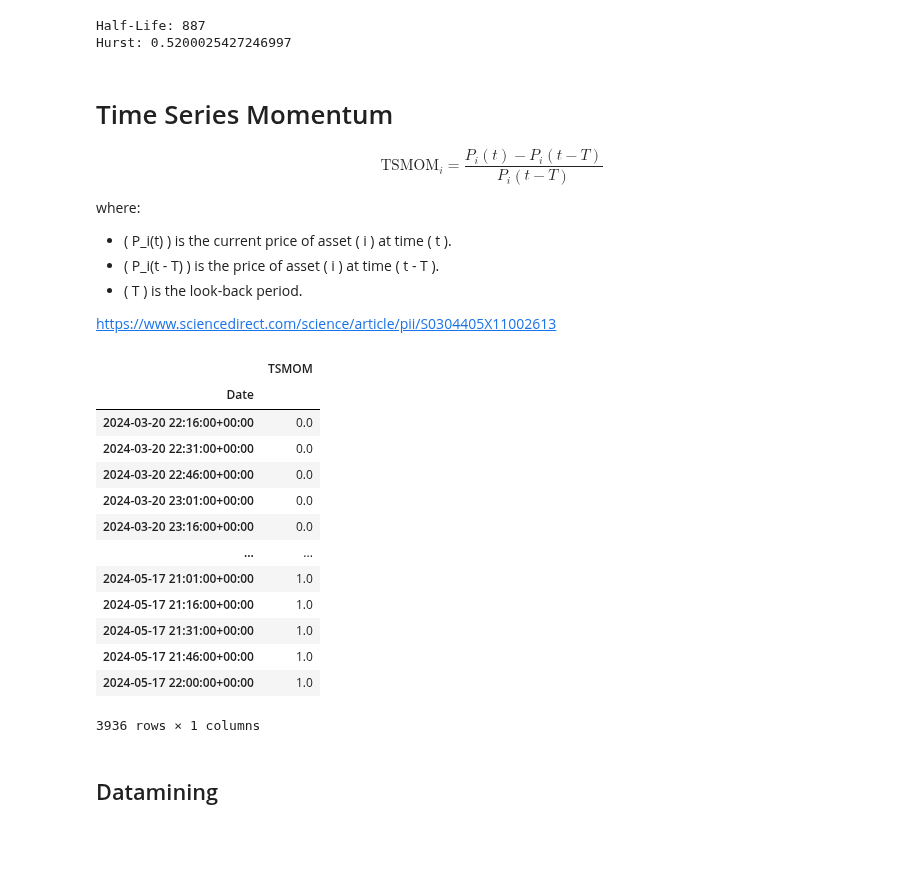
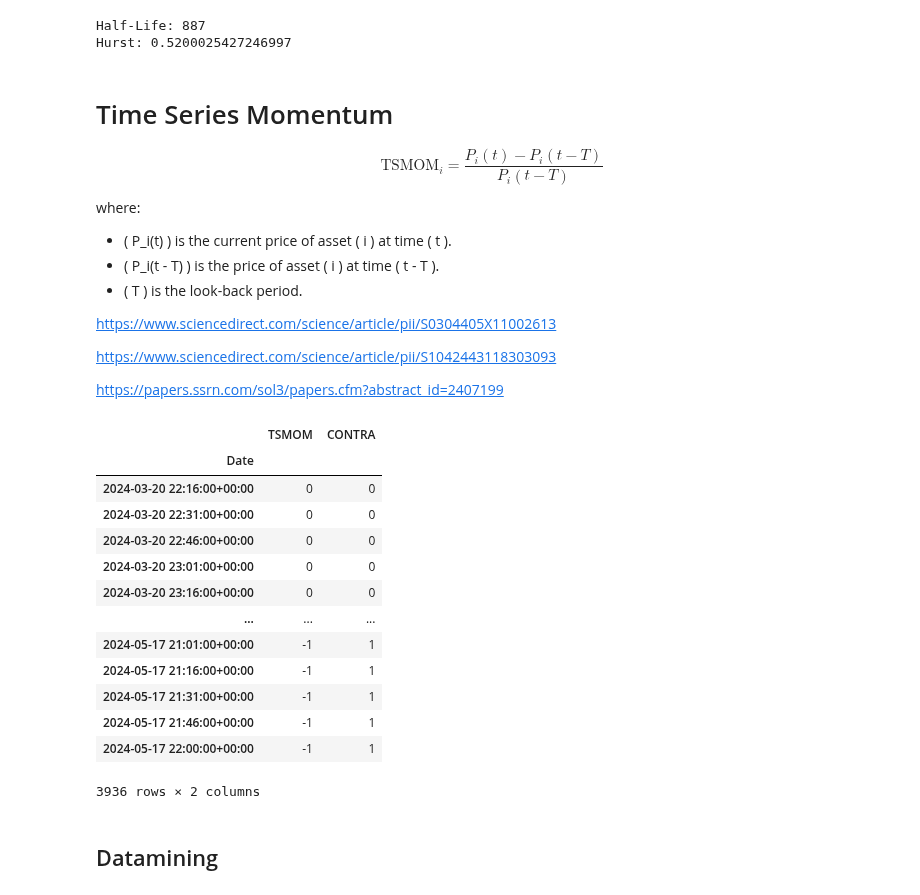
Before and after one commit to adamd1985/intra_day_futures_arb, a Jupyter notebook: ta_momentum.ipynb, the cells around one changed output. Drawn from its saved outputs; the diff is of its cells as text; code cells hidden in the pictures; blank space fills up the shorter version.

```diff
--- a/ta_momentum.ipynb
+++ b/ta_momentum.ipynb
@@ -155,39 +155,48 @@ where:
 - \( T \) is the look-back period.
 
 https://www.sciencedirect.com/science/article/pii/S0304405X11002613
+
+https://www.sciencedirect.com/science/article/pii/S1042443118303093
+
+https://papers.ssrn.com/sol3/papers.cfm?abstract_id=2407199
 # %%
-def get_tsmom_signals(prices, lookback, period):
+def get_tsmom_signals(prices, lookback, contra_lookback, std_threshold=2):
     def get_auto_covariance(returns, window):
         mean_returns = returns.rolling(window=window).mean()
-        auto_cov = (returns - mean_returns).rolling(window=window).apply(lambda x: np.cov(x, x)[0, 1])
+        auto_cov = (returns - mean_returns).rolling(window=window).apply(lambda x: np.mean((x - x.mean()) * (x.shift(1) - x.shift(1).mean())))
         return auto_cov
 
     returns = prices.pct_change().fillna(0.)
     auto_cov = get_auto_covariance(returns, lookback).fillna(0.)
 
-    signals = np.sign(auto_cov)
+    signals = (1 * np.sign(auto_cov)).astype(int)
+    rolling_std = prices.rolling(window=contra_lookback).std()
+    contra_signal = (((signals > 0) & (rolling_std < -std_threshold)) | ((signals < 0) & (rolling_std > std_threshold))).astype(int)
+
     signals_df = pd.DataFrame({
         'TSMOM': signals,
+        'CONTRA': contra_signal
     }, index=returns.index)
+
     return signals_df
 
-tsmom_signals = get_tsmom_signals(target_fut_df[f"{TARGET_FUT}_Close"], lookback=abs(HALF_LIFE), period=INTERVAL)
+tsmom_signals = get_tsmom_signals(target_fut_df[f"{TARGET_FUT}_Close"], lookback=abs(HALF_LIFE), contra_lookback=abs(HALF_LIFE)//2)
 tsmom_signals
 # %% [output]
-|  | TSMOM |
-| Date |  |
-| 2024-03-20 22:16:00+00:00 | 0.0 |
-| 2024-03-20 22:31:00+00:00 | 0.0 |
-| 2024-03-20 22:46:00+00:00 | 0.0 |
-| 2024-03-20 23:01:00+00:00 | 0.0 |
-| 2024-03-20 23:16:00+00:00 | 0.0 |
-| ... | ... |
-| 2024-05-17 21:01:00+00:00 | 1.0 |
-| 2024-05-17 21:16:00+00:00 | 1.0 |
-| 2024-05-17 21:31:00+00:00 | 1.0 |
-| 2024-05-17 21:46:00+00:00 | 1.0 |
-| 2024-05-17 22:00:00+00:00 | 1.0 |
+|  | TSMOM | CONTRA |
+| Date |  |  |
+| 2024-03-20 22:16:00+00:00 | 0 | 0 |
+| 2024-03-20 22:31:00+00:00 | 0 | 0 |
+| 2024-03-20 22:46:00+00:00 | 0 | 0 |
+| 2024-03-20 23:01:00+00:00 | 0 | 0 |
+| 2024-03-20 23:16:00+00:00 | 0 | 0 |
+| ... | ... | ... |
+| 2024-05-17 21:01:00+00:00 | -1 | 1 |
+| 2024-05-17 21:16:00+00:00 | -1 | 1 |
+| 2024-05-17 21:31:00+00:00 | -1 | 1 |
+| 2024-05-17 21:46:00+00:00 | -1 | 1 |
+| 2024-05-17 22:00:00+00:00 | -1 | 1 |
-3936 rows × 1 columns
+3936 rows × 2 columns
 # %% [markdown]
 ## Datamining
 # %%
```
Also changed, not shown: parts of 3 cells of this notebook.
